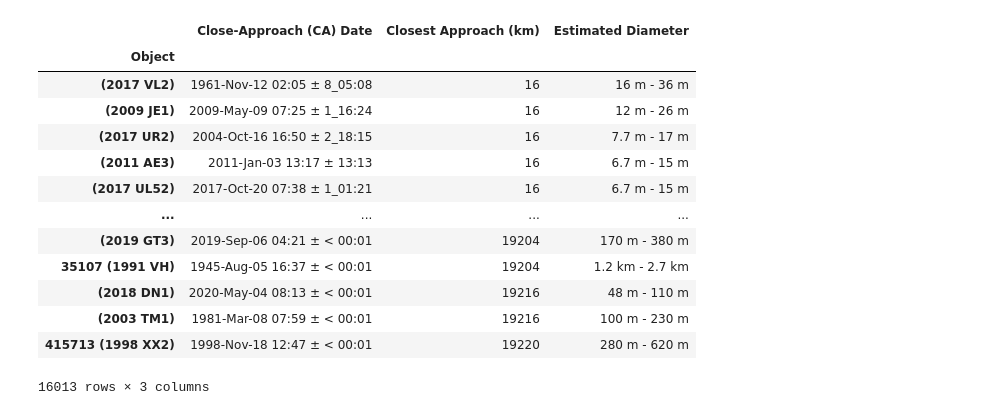
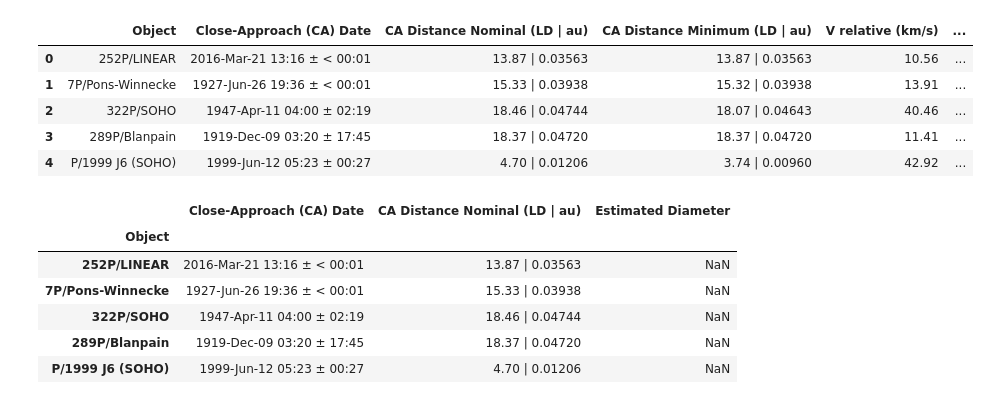
Before and after one commit to doublealogic/armageddon-neo-objects-space-junk, a Jupyter notebook: Data_Retrieval/neo.ipynb, the cells around one changed output. Drawn from its saved outputs; the diff is of its cells as text; code cells hidden in the pictures.

```diff
--- a/Data_Retrieval/neo.ipynb
+++ b/Data_Retrieval/neo.ipynb
@@ -77,17 +9,27 @@ neo_past_df
-# %%
-neo_past_df.sort_values(['Closest Approach (km)'], ascending=True)
-# %% [output]
-|  | Close-Approach (CA) Date | Closest Approach (km) | Estimated Diameter |
-| Object |  |  |  |
-| (2017 VL2) | 1961-Nov-12 02:05 ± 8_05:08 | 16 | 16 m - 36 m |
-| (2009 JE1) | 2009-May-09 07:25 ± 1_16:24 | 16 | 12 m - 26 m |
-| (2017 UR2) | 2004-Oct-16 16:50 ± 2_18:15 | 16 | 7.7 m - 17 m |
-| (2011 AE3) | 2011-Jan-03 13:17 ± 13:13 | 16 | 6.7 m - 15 m |
-| (2017 UL52) | 2017-Oct-20 07:38 ± 1_01:21 | 16 | 6.7 m - 15 m |
-| ... | ... | ... | ... |
-| (2019 GT3) | 2019-Sep-06 04:21 ± < 00:01 | 19204 | 170 m - 380 m |
-| 35107 (1991 VH) | 1945-Aug-05 16:37 ± < 00:01 | 19204 | 1.2 km - 2.7 km |
-| (2018 DN1) | 2020-May-04 08:13 ± < 00:01 | 19216 | 48 m - 110 m |
-| (2003 TM1) | 1981-Mar-08 07:59 ± < 00:01 | 19216 | 100 m - 230 m |
-| 415713 (1998 XX2) | 1998-Nov-18 12:47 ± < 00:01 | 19220 | 280 m - 620 m |
-16013 rows × 3 columns
+# %%
+#Creates reference to past CSV file
+pastcsv = os.path.join("..", "CSV_Input", "NEO_1900-2020.csv")
+
+#Imports CSV into a pandas Dataframe and drops any rows with null values
+past_neo_df = pd.read_csv(pastcsv)
+past_neo_df.head()
+# %% [output]
+|  | Object | Close-Approach (CA) Date | CA Distance Nominal (LD | au) | CA Distance Minimum (LD | au) | V relative (km/s) | ... |
+| 0 | 252P/LINEAR | 2016-Mar-21 13:16 ± < 00:01 | 13.87 | 0.03563 | 13.87 | 0.03563 | 10.56 | ... |
+| 1 | 7P/Pons-Winnecke | 1927-Jun-26 19:36 ± < 00:01 | 15.33 | 0.03938 | 15.32 | 0.03938 | 13.91 | ... |
+| 2 | 322P/SOHO | 1947-Apr-11 04:00 ± 02:19 | 18.46 | 0.04744 | 18.07 | 0.04643 | 40.46 | ... |
+| 3 | 289P/Blanpain | 1919-Dec-09 03:20 ± 17:45 | 18.37 | 0.04720 | 18.37 | 0.04720 | 11.41 | ... |
+| 4 | P/1999 J6 (SOHO) | 1999-Jun-12 05:23 ± 00:27 | 4.70 | 0.01206 | 3.74 | 0.00960 | 42.92 | ... |
+# %%
+#past_neo_df = past_neo_df[["Object", "Close-Approach (CA) Date", "CA Distance Nominal (LD | au)", "CA Distance Minimum (LD | au)", "Estimated Diameter"]]
+past_neo_df = past_neo_df[["Object", "Close-Approach (CA) Date", "CA Distance Nominal (LD | au)", "Estimated Diameter"]]
+past_neo_df.set_index('Object', inplace=True)
+past_neo_df.head()
+# %% [output]
+|  | Close-Approach (CA) Date | CA Distance Nominal (LD | au) | Estimated Diameter |
+| Object |  |  |  |
+| 252P/LINEAR | 2016-Mar-21 13:16 ± < 00:01 | 13.87 | 0.03563 | NaN |
+| 7P/Pons-Winnecke | 1927-Jun-26 19:36 ± < 00:01 | 15.33 | 0.03938 | NaN |
+| 322P/SOHO | 1947-Apr-11 04:00 ± 02:19 | 18.46 | 0.04744 | NaN |
+| 289P/Blanpain | 1919-Dec-09 03:20 ± 17:45 | 18.37 | 0.04720 | NaN |
+| P/1999 J6 (SOHO) | 1999-Jun-12 05:23 ± 00:27 | 4.70 | 0.01206 | NaN |
```
Also changed, not shown: parts of 10 cells of this notebook, 1 other file.
